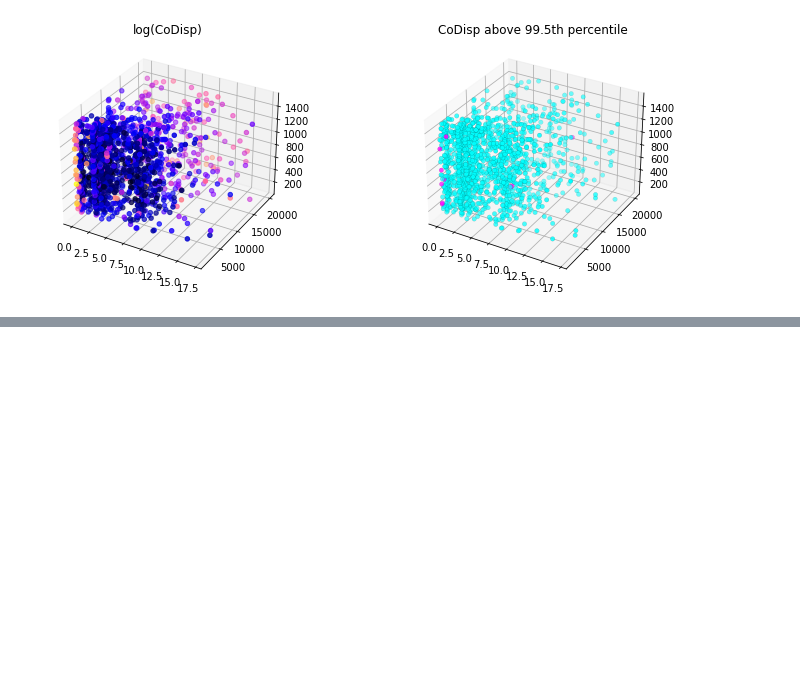
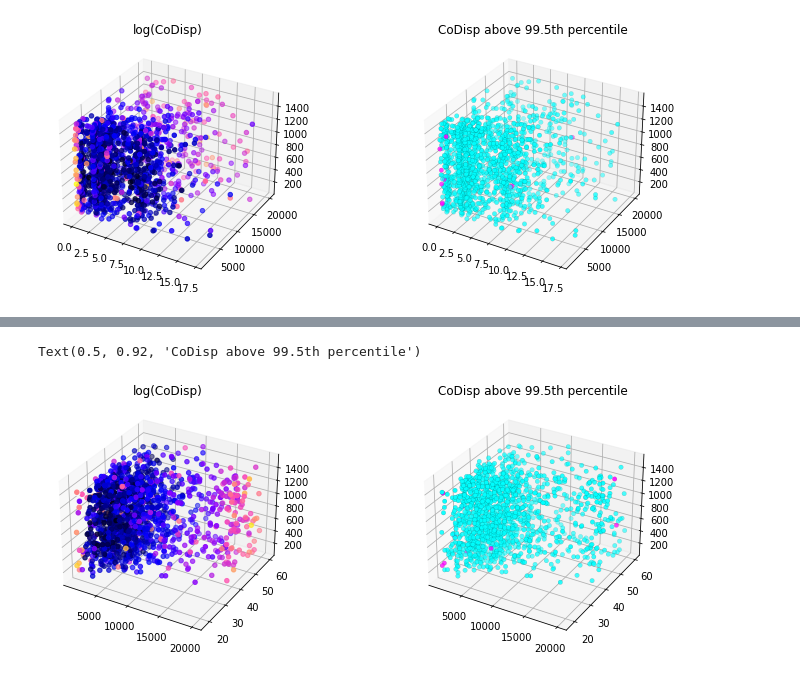
Before and after one commit to monikachudyba/ArtificialNeuralNetworkProjects, a Jupyter notebook: AEC-EmployeeAttrition.ipynb, the cells around one changed output, grey strips where cells are left out. Cells and saved outputs as stored; diff of their text form; code cells hidden in the pictures; blank space fills up the shorter version.

```diff
--- a/AEC-EmployeeAttrition.ipynb
+++ b/AEC-EmployeeAttrition.ipynb
@@ -520,0 +539,18 @@ Text(0.5, 0.92, 'CoDisp above 99.5th percentile')
+# %%
+threshold = avg_codisp.nlargest(n=10).min()
+
+fig = plt.figure(figsize=(12,4.5))
+ax = fig.add_subplot(121, projection='3d')
+sc = ax.scatter(df['MonthlyIncome'], df['Age'], df['DailyRate'],
+                c=np.log(avg_codisp.sort_index().values),
+                cmap='gnuplot2')
+plt.title('log(CoDisp)')
+ax = fig.add_subplot(122, projection='3d')
+sc = ax.scatter(df['MonthlyIncome'], df['Age'], df['DailyRate'],
+                linewidths=0.1, edgecolors='k',
+                c=(avg_codisp >= threshold).astype(float),
+                cmap='cool')
+plt.title('CoDisp above 99.5th percentile')
+# %% [output]
+Text(0.5, 0.92, 'CoDisp above 99.5th percentile')
+[figure, added]
```
Also changed, not shown: parts of 6 cells of this notebook.
